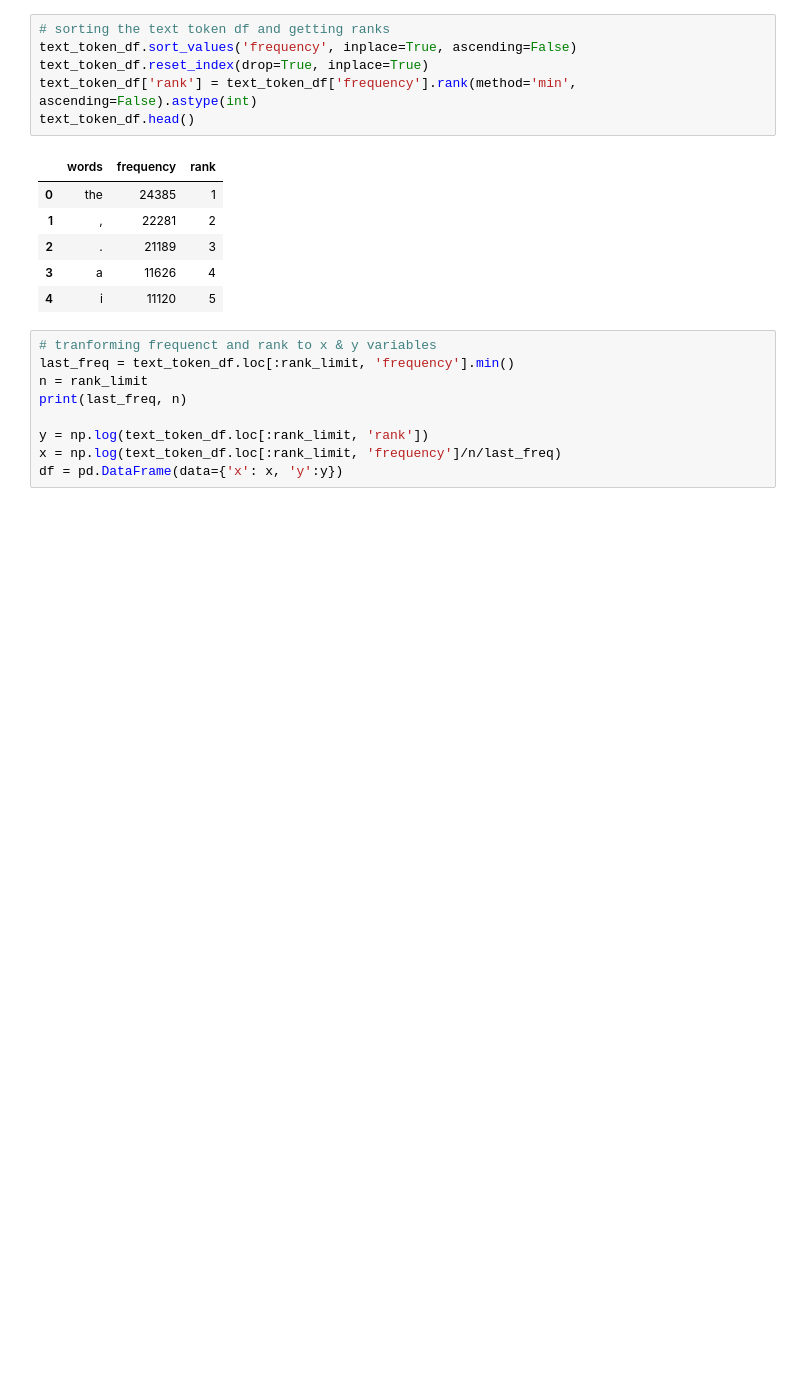
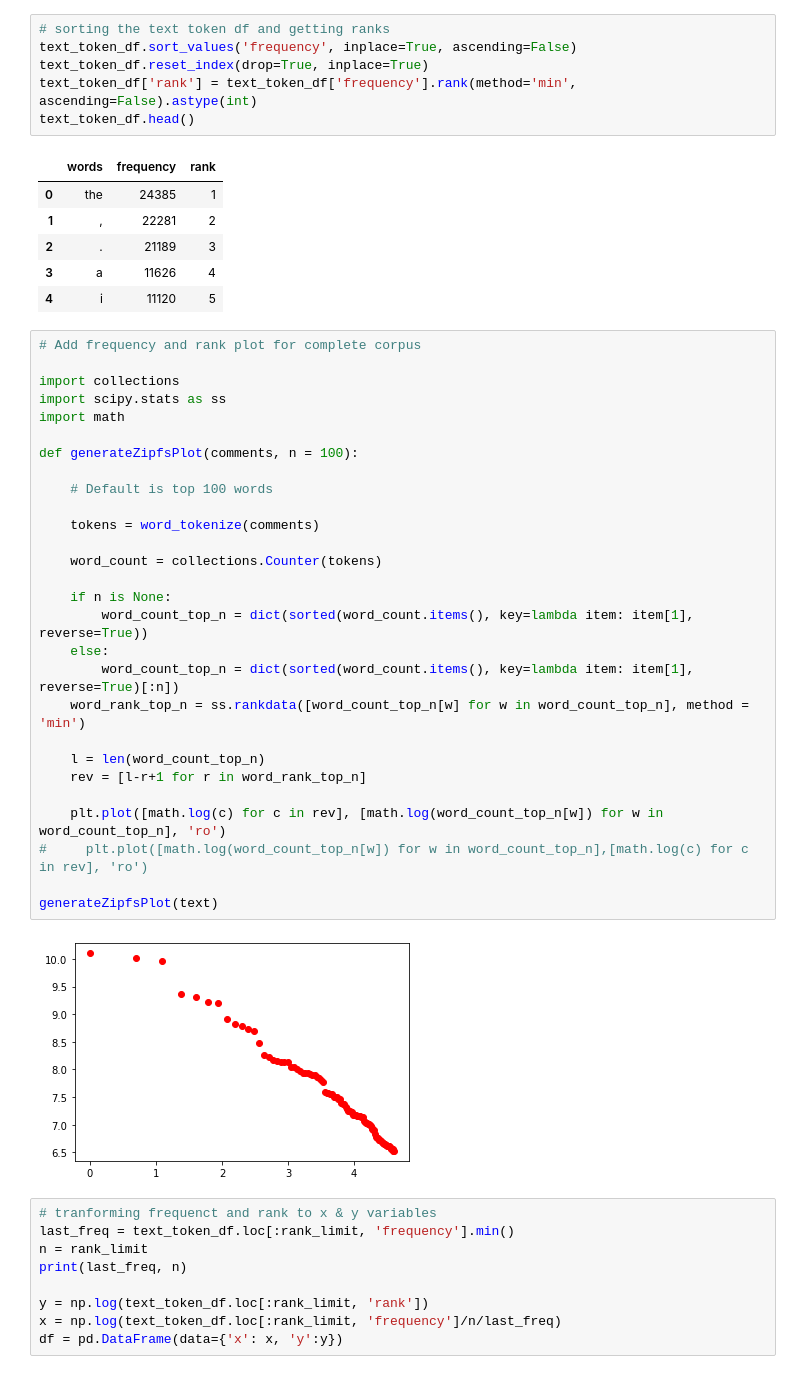
Before and after one commit to vicgpt/Unstructured-Data-Analytics, a Jupyter notebook: Assignment 1 - Car Brands/Car-Brand-Text-Analytics-vishal.ipynb, the cells around one changed output. Saved outputs shown, nothing was run; the diff lists cells and outputs as text; blank space fills up the shorter version.

```diff
--- a/Assignment 1 - Car Brands/Car-Brand-Text-Analytics-vishal.ipynb
+++ b/Assignment 1 - Car Brands/Car-Brand-Text-Analytics-vishal.ipynb
@@ -82,6 +84,36 @@ text_token_df.head()
 | 2 | . | 21189 | 3 |
 | 3 | a | 11626 | 4 |
 | 4 | i | 11120 | 5 |
+# %%
+# Add frequency and rank plot for complete corpus
+
+import collections
+import scipy.stats as ss
+import math
+
+def generateZipfsPlot(comments, n = 100):
+
+    # Default is top 100 words
+
+    tokens = word_tokenize(comments)
+
+    word_count = collections.Counter(tokens)
+
+    if n is None:
+        word_count_top_n = dict(sorted(word_count.items(), key=lambda item: item[1], reverse=True))
+    else:
+        word_count_top_n = dict(sorted(word_count.items(), key=lambda item: item[1], reverse=True)[:n])
+    word_rank_top_n = ss.rankdata([word_count_top_n[w] for w in word_count_top_n], method = 'min')
+
+    l = len(word_count_top_n)
+    rev = [l-r+1 for r in word_rank_top_n]
+
+    plt.plot([math.log(c) for c in rev], [math.log(word_count_top_n[w]) for w in word_count_top_n], 'ro')
+#     plt.plot([math.log(word_count_top_n[w]) for w in word_count_top_n],[math.log(c) for c in rev], 'ro')
+
+generateZipfsPlot(text)
+# %% [output]
+[figure, added]
 # %%
 # tranforming frequenct and rank to x & y variables
 last_freq = text_token_df.loc[:rank_limit, 'frequency'].min()
```
Also changed, not shown: parts of 8 cells of this notebook.
